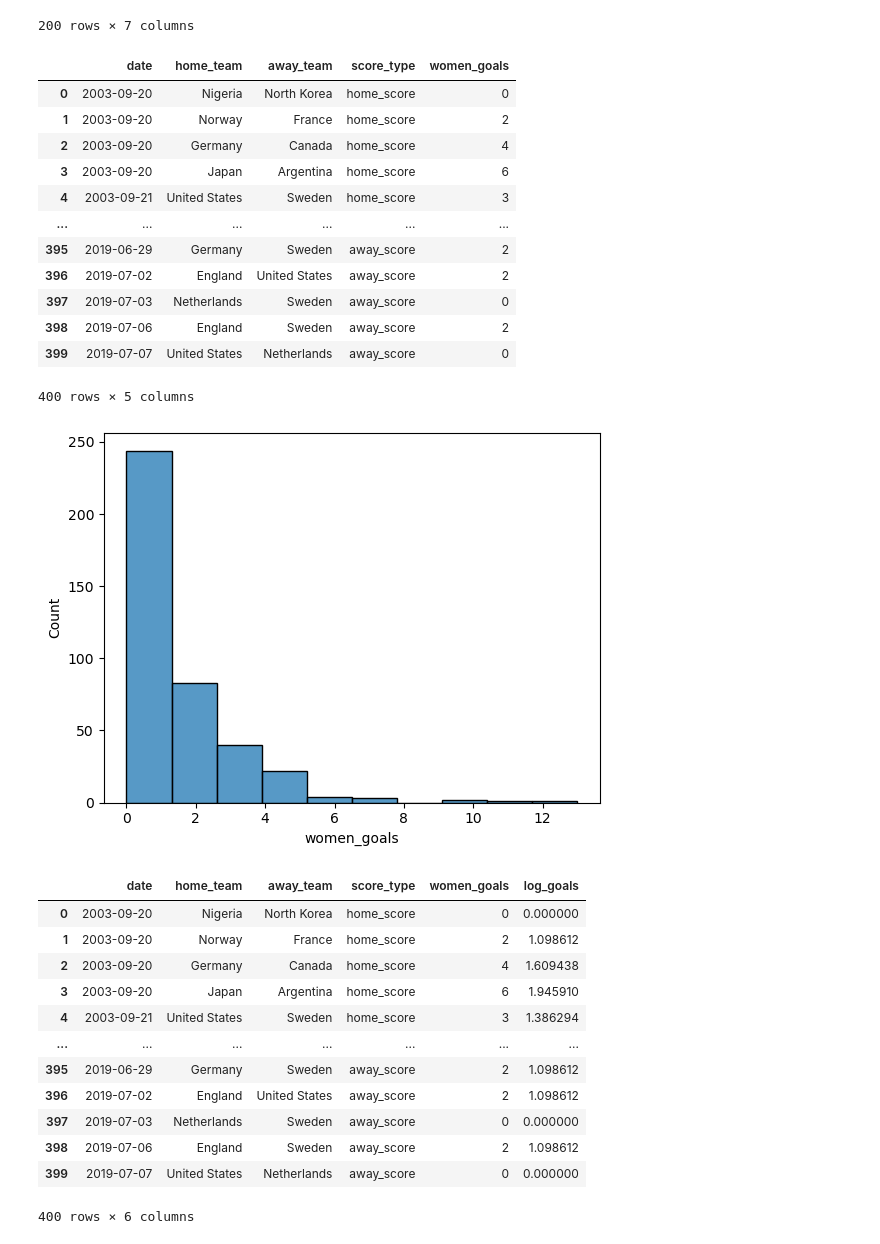
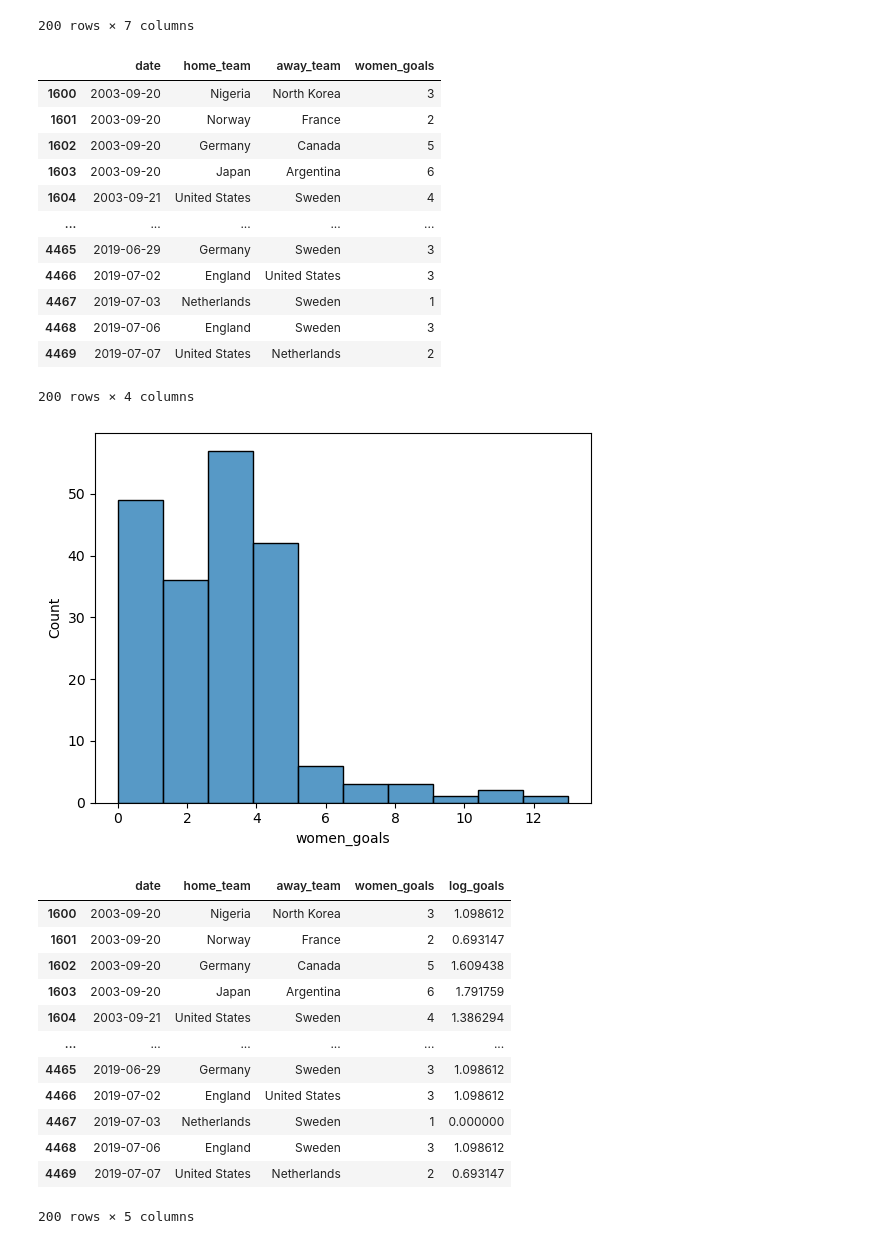
Before and after one commit to Daviedavie100/DatacampPythonDataAnalysis, a Jupyter notebook: Datacamp.ipynb, the cells around one changed output. Cells and saved outputs as stored; diff of their text form; code cells hidden in the pictures.

```diff
--- a/Datacamp.ipynb
+++ b/Datacamp.ipynb
@@ -2279,48 +2272,54 @@ df_women
 200 rows × 7 columns
 # %%
 # melt home_score and away_score from df_women
-df_women_soccer=df_women.melt(id_vars=['date', 'home_team', 'away_team'],
+'''df_women_soccer=df_women.melt(id_vars=['date', 'home_team', 'away_team'],
                               value_vars=['home_score', 'away_score'],
                                var_name='score_type',
                                 value_name='women_goals' )
+df_women_soccer'''
+
+# Total goals per match (one row per match)
+df_women_soccer=df_women.copy()
+df_women_soccer['women_goals'] = df_women_soccer['home_score'] + df_women_soccer['away_score']
+df_women_soccer=df_women_soccer[['date', 'home_team', 'away_team', 'women_goals']]
 df_women_soccer
 # %% [output]
-|  | date | home_team | away_team | score_type | women_goals |
-| 0 | 2003-09-20 | Nigeria | North Korea | home_score | 0 |
-| 1 | 2003-09-20 | Norway | France | home_score | 2 |
-| 2 | 2003-09-20 | Germany | Canada | home_score | 4 |
-| 3 | 2003-09-20 | Japan | Argentina | home_score | 6 |
-| 4 | 2003-09-21 | United States | Sweden | home_score | 3 |
-| ... | ... | ... | ... | ... | ... |
-| 395 | 2019-06-29 | Germany | Sweden | away_score | 2 |
-| 396 | 2019-07-02 | England | United States | away_score | 2 |
-| 397 | 2019-07-03 | Netherlands | Sweden | away_score | 0 |
-| 398 | 2019-07-06 | England | Sweden | away_score | 2 |
-| 399 | 2019-07-07 | United States | Netherlands | away_score | 0 |
+|  | date | home_team | away_team | women_goals |
+| 1600 | 2003-09-20 | Nigeria | North Korea | 3 |
+| 1601 | 2003-09-20 | Norway | France | 2 |
+| 1602 | 2003-09-20 | Germany | Canada | 5 |
+| 1603 | 2003-09-20 | Japan | Argentina | 6 |
+| 1604 | 2003-09-21 | United States | Sweden | 4 |
+| ... | ... | ... | ... | ... |
+| 4465 | 2019-06-29 | Germany | Sweden | 3 |
+| 4466 | 2019-07-02 | England | United States | 3 |
+| 4467 | 2019-07-03 | Netherlands | Sweden | 1 |
+| 4468 | 2019-07-06 | England | Sweden | 3 |
+| 4469 | 2019-07-07 | United States | Netherlands | 2 |
-400 rows × 5 columns
+200 rows × 4 columns
 # %%
 # check the distribution of women_goals
 sns.histplot(data=df_women_soccer, x='women_goals', bins=10)
 plt.show();
 # %% [output]
-[figure, old version]
+[figure, new version]
 # %%
 # The women goals are right skewed, so we can use the log transformation to make it normally distributed.
-df_women_soccer['log_goals']=np.log(df_women_soccer['women_goals']+1)
+df_women_soccer['log_goals']=np.log(df_women_soccer['women_goals'])
 df_women_soccer
 # %% [output]
-|  | date | home_team | away_team | score_type | women_goals | log_goals |
-| 0 | 2003-09-20 | Nigeria | North Korea | home_score | 0 | 0.000000 |
-| 1 | 2003-09-20 | Norway | France | home_score | 2 | 1.098612 |
-| 2 | 2003-09-20 | Germany | Canada | home_score | 4 | 1.609438 |
-| 3 | 2003-09-20 | Japan | Argentina | home_score | 6 | 1.945910 |
-| 4 | 2003-09-21 | United States | Sweden | home_score | 3 | 1.386294 |
-| ... | ... | ... | ... | ... | ... | ... |
-| 395 | 2019-06-29 | Germany | Sweden | away_score | 2 | 1.098612 |
-| 396 | 2019-07-02 | England | United States | away_score | 2 | 1.098612 |
-| 397 | 2019-07-03 | Netherlands | Sweden | away_score | 0 | 0.000000 |
-| 398 | 2019-07-06 | England | Sweden | away_score | 2 | 1.098612 |
-| 399 | 2019-07-07 | United States | Netherlands | away_score | 0 | 0.000000 |
+|  | date | home_team | away_team | women_goals | log_goals |
+| 1600 | 2003-09-20 | Nigeria | North Korea | 3 | 1.098612 |
+| 1601 | 2003-09-20 | Norway | France | 2 | 0.693147 |
+| 1602 | 2003-09-20 | Germany | Canada | 5 | 1.609438 |
+| 1603 | 2003-09-20 | Japan | Argentina | 6 | 1.791759 |
+| 1604 | 2003-09-21 | United States | Sweden | 4 | 1.386294 |
+| ... | ... | ... | ... | ... | ... |
+| 4465 | 2019-06-29 | Germany | Sweden | 3 | 1.098612 |
+| 4466 | 2019-07-02 | England | United States | 3 | 1.098612 |
+| 4467 | 2019-07-03 | Netherlands | Sweden | 1 | 0.000000 |
+| 4468 | 2019-07-06 | England | Sweden | 3 | 1.098612 |
+| 4469 | 2019-07-07 | United States | Netherlands | 2 | 0.693147 |
-400 rows × 6 columns
+200 rows × 5 columns
 # %%
 # check the distribution of log_goals
```
Also changed, not shown: parts of 17 cells of this notebook.
